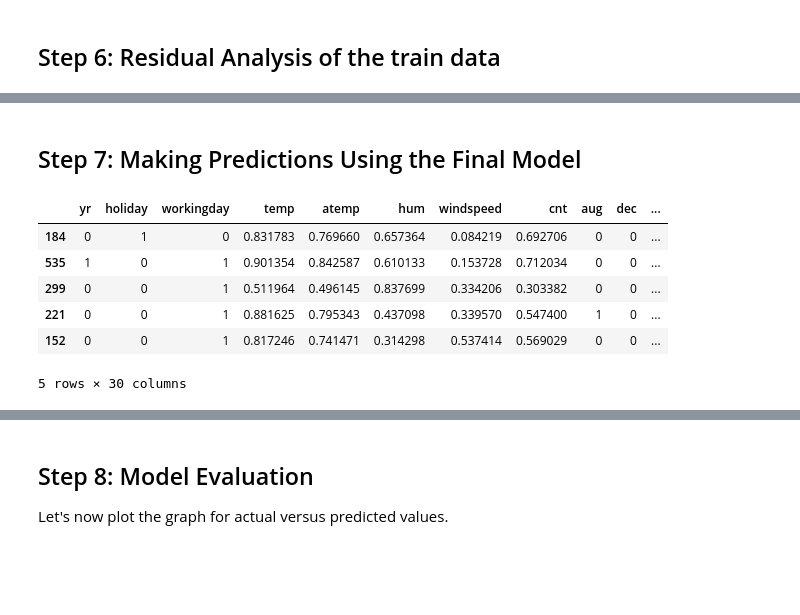
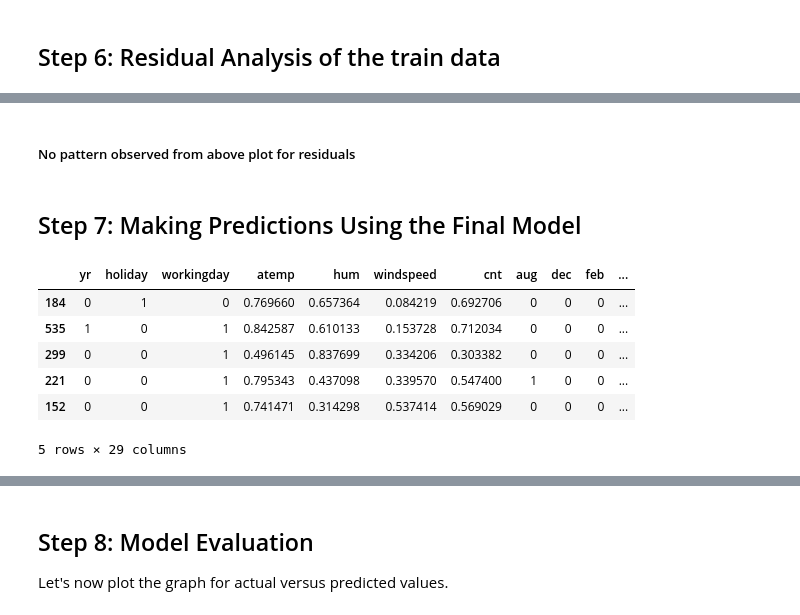
Before and after one commit to 2610geetha/Bike-Sharing-Assignment, a Jupyter notebook: Bike-Sharing-Assignment/Geetha_Jakka_MLRAssignment.ipynb, the cells around one changed output, grey strips where cells are left out. Saved outputs shown, nothing was run; the diff lists cells and outputs as text; code cells hidden in the pictures; blank space fills up the shorter version.

```diff
--- a/Bike-Sharing-Assignment/Geetha_Jakka_MLRAssignment.ipynb
+++ b/Bike-Sharing-Assignment/Geetha_Jakka_MLRAssignment.ipynb
@@ -165,6 +163,11 @@ sns.heatmap(bikes.corr(), annot = True, cmap="YlGnBu")
 # %% [output]
 <Axes: >
 [figure]
+# %%
+# dropping temp column, temp and atemp have collinearlity so considering one should be good enough
+# atemp seems right variable as it is derived based on tempature feeling.
+
+bikes.drop(['temp'],axis=1,inplace=True)
 # %% [markdown]
 ## Step 3: Data Preparation
 # %%
@@ -249,7 +252,7 @@ from sklearn.preprocessing import MinMaxScaler
 scaler = MinMaxScaler()
 # %%
 # Apply scaler() to all the columns except the 'yes-no' and 'dummy' variables
-vars = ['temp', 'atemp', 'hum', 'windspeed','cnt']
+vars = ['atemp', 'hum', 'windspeed','cnt']
 
 df_train[vars] = scaler.fit_transform(df_train[vars])
 # %%
@@ -563,19 +611,21 @@ Text(0.5, 0, 'Errors')
+# %% [markdown]
+##### No  pattern observed from above plot for residuals
 # %% [markdown]
 ## Step 7: Making Predictions Using the Final Model
 # %%
 # Applying scaling on the test dataset
 
-num_vars = ['temp', 'atemp', 'hum', 'windspeed','cnt']
+num_vars = ['atemp', 'hum', 'windspeed','cnt']
 df_test[num_vars] = scaler.transform(df_test[num_vars])
 df_test.head()
 # %% [output]
-|  | yr | holiday | workingday | temp | atemp | hum | windspeed | cnt | aug | dec | ... |
-| 184 | 0 | 1 | 0 | 0.831783 | 0.769660 | 0.657364 | 0.084219 | 0.692706 | 0 | 0 | ... |
-| 535 | 1 | 0 | 1 | 0.901354 | 0.842587 | 0.610133 | 0.153728 | 0.712034 | 0 | 0 | ... |
-| 299 | 0 | 0 | 1 | 0.511964 | 0.496145 | 0.837699 | 0.334206 | 0.303382 | 0 | 0 | ... |
-| 221 | 0 | 0 | 1 | 0.881625 | 0.795343 | 0.437098 | 0.339570 | 0.547400 | 1 | 0 | ... |
-| 152 | 0 | 0 | 1 | 0.817246 | 0.741471 | 0.314298 | 0.537414 | 0.569029 | 0 | 0 | ... |
+|  | yr | holiday | workingday | atemp | hum | windspeed | cnt | aug | dec | feb | ... |
+| 184 | 0 | 1 | 0 | 0.769660 | 0.657364 | 0.084219 | 0.692706 | 0 | 0 | 0 | ... |
+| 535 | 1 | 0 | 1 | 0.842587 | 0.610133 | 0.153728 | 0.712034 | 0 | 0 | 0 | ... |
+| 299 | 0 | 0 | 1 | 0.496145 | 0.837699 | 0.334206 | 0.303382 | 0 | 0 | 0 | ... |
+| 221 | 0 | 0 | 1 | 0.795343 | 0.437098 | 0.339570 | 0.547400 | 1 | 0 | 0 | ... |
+| 152 | 0 | 0 | 1 | 0.741471 | 0.314298 | 0.537414 | 0.569029 | 0 | 0 | 0 | ... |
-5 rows × 30 columns
+5 rows × 29 columns
 # %%
 df_test.describe()
 # %% [output]
```
Also changed, not shown: parts of 34 cells of this notebook, 1 other file.
